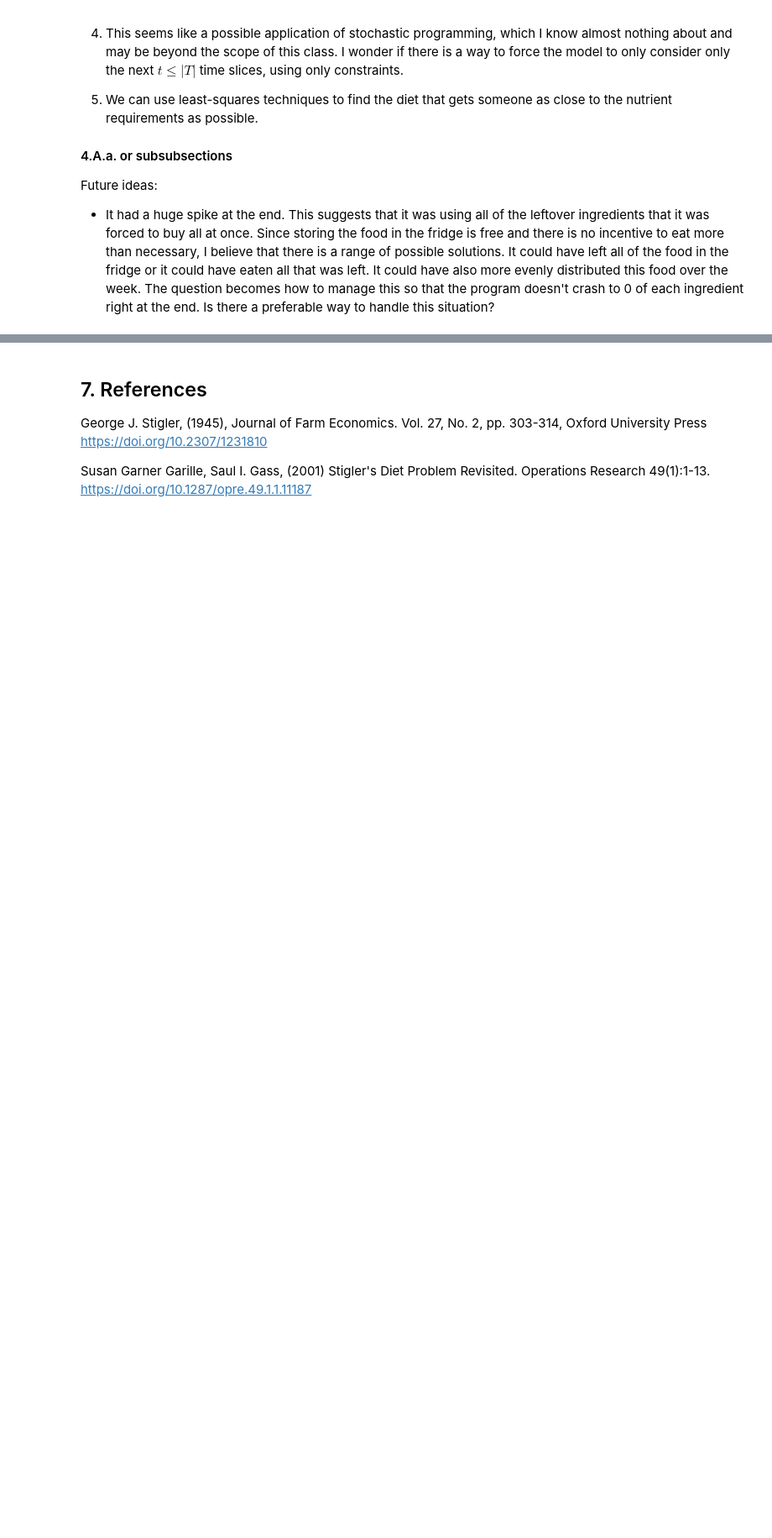
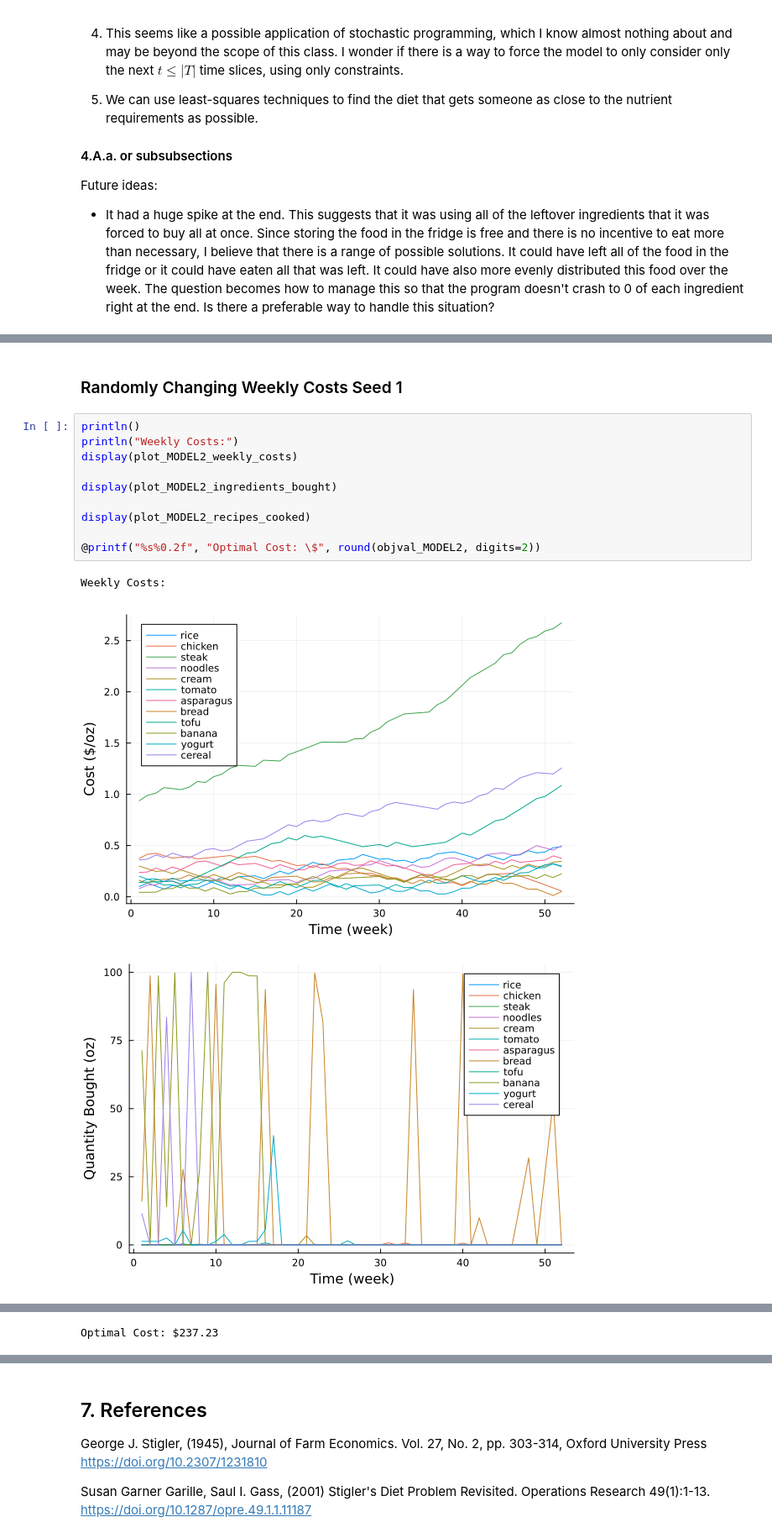
Before and after one commit to ktoriumi107/ISYE-524-Project, a Jupyter notebook: Final Report.ipynb, the cells around one changed output, grey strips where cells are left out. Shown at 84% size. Saved outputs shown, nothing was run; the diff lists cells and outputs as text; blank space fills up the shorter version.

```diff
--- a/Final Report.ipynb
+++ b/Final Report.ipynb
@@ -191,0 +538,16 @@ Future ideas:
+# %% [markdown]
+### Randomly Changing Weekly Costs Seed 1
+# %%
+println()
+println("Weekly Costs:")
+display(plot_MODEL2_weekly_costs)
+
+display(plot_MODEL2_ingredients_bought)
+
+display(plot_MODEL2_recipes_cooked)
+
+@printf("%s%0.2f", "Optimal Cost: \$", round(objval_MODEL2, digits=2))
+# %% [output]
+Weekly Costs:
+[figure, added]
+[figure, added]
@@ -191,0 +555 @@ Future ideas:
+Optimal Cost: $237.23
```
Also changed, not shown: parts of 13 cells of this notebook, 1 other file.
